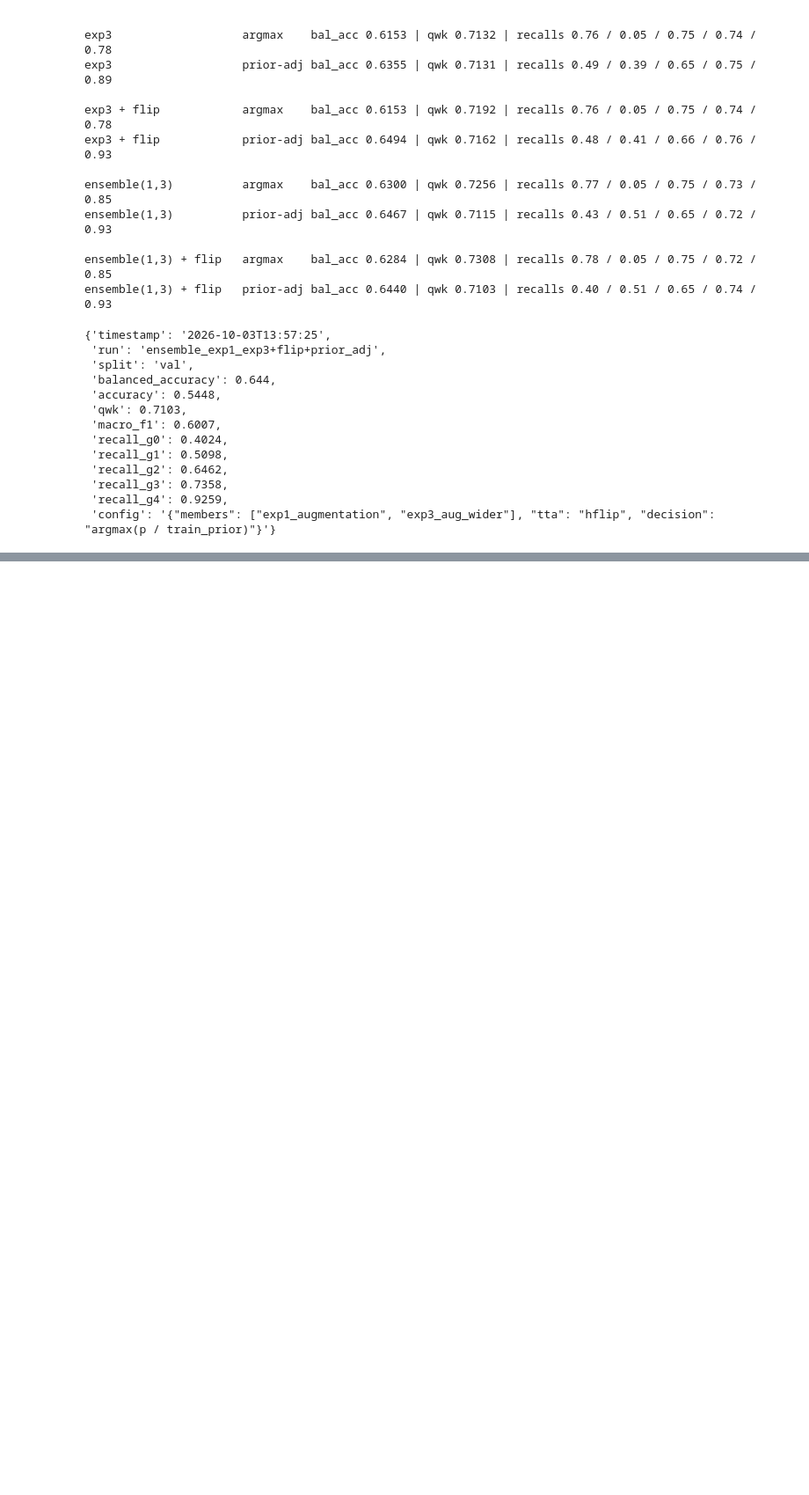
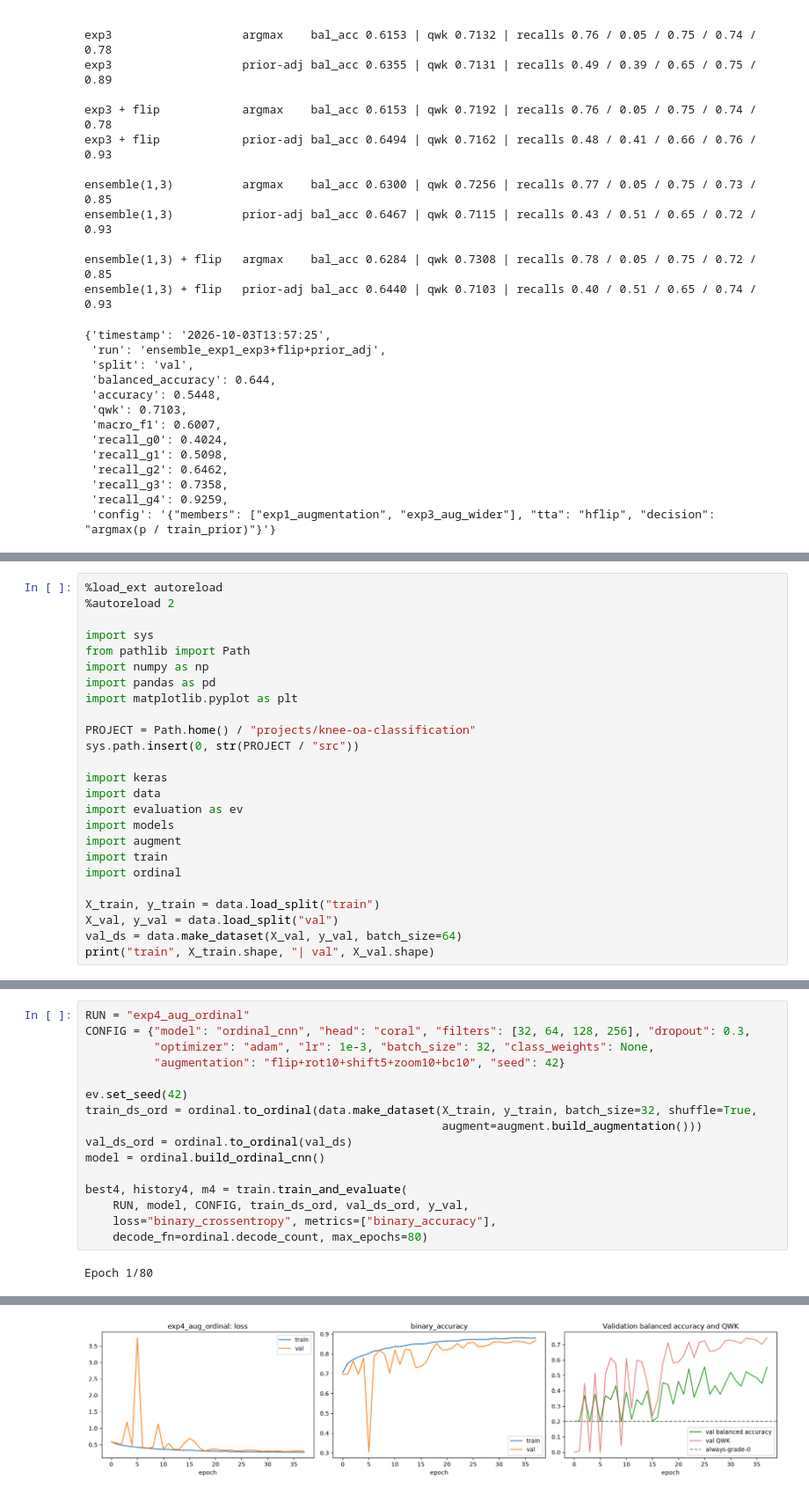
Before and after one commit to afzall003/knee-oa-classification, a Jupyter notebook: notebooks/04_experiments.ipynb, the cells around one changed output, grey strips where cells are left out. Shown at 88% size. Saved outputs shown, nothing was run; the diff lists cells and outputs as text; blank space fills up the shorter version.

Commit message:
Exp 4: CORAL ordinal model (negative result; excluded from ensemble)

```diff
--- a/notebooks/04_experiments.ipynb
+++ b/notebooks/04_experiments.ipynb
@@ -395,0 +489,25 @@ ensemble(1,3) + flip   prior-adj bal_acc 0.6440 | qwk 0.7103 | recalls 0.40 / 0.
+# %%
+%load_ext autoreload
+%autoreload 2
+
+import sys
+from pathlib import Path
+import numpy as np
+import pandas as pd
+import matplotlib.pyplot as plt
+
+PROJECT = Path.home() / "projects/knee-oa-classification"
+sys.path.insert(0, str(PROJECT / "src"))
+
+import keras
+import data
+import evaluation as ev
+import models
+import augment
+import train
+import ordinal
+
+X_train, y_train = data.load_split("train")
+X_val, y_val = data.load_split("val")
+val_ds = data.make_dataset(X_val, y_val, batch_size=64)
+print("train", X_train.shape, "| val", X_val.shape)
@@ -395,0 +538,18 @@ ensemble(1,3) + flip   prior-adj bal_acc 0.6440 | qwk 0.7103 | recalls 0.40 / 0.
+# %%
+RUN = "exp4_aug_ordinal"
+CONFIG = {"model": "ordinal_cnn", "head": "coral", "filters": [32, 64, 128, 256], "dropout": 0.3,
+          "optimizer": "adam", "lr": 1e-3, "batch_size": 32, "class_weights": None,
+          "augmentation": "flip+rot10+shift5+zoom10+bc10", "seed": 42}
+
+ev.set_seed(42)
+train_ds_ord = ordinal.to_ordinal(data.make_dataset(X_train, y_train, batch_size=32, shuffle=True,
+                                                    augment=augment.build_augmentation()))
+val_ds_ord = ordinal.to_ordinal(val_ds)
+model = ordinal.build_ordinal_cnn()
+
+best4, history4, m4 = train.train_and_evaluate(
+    RUN, model, CONFIG, train_ds_ord, val_ds_ord, y_val,
+    loss="binary_crossentropy", metrics=["binary_accuracy"],
+    decode_fn=ordinal.decode_count, max_epochs=80)
+# %% [output]
+Epoch 1/80
@@ -395,0 +573 @@ ensemble(1,3) + flip   prior-adj bal_acc 0.6440 | qwk 0.7103 | recalls 0.40 / 0.
+[figure, added]
```
Also changed, not shown: parts of 9 cells of this notebook, 7 other files.
